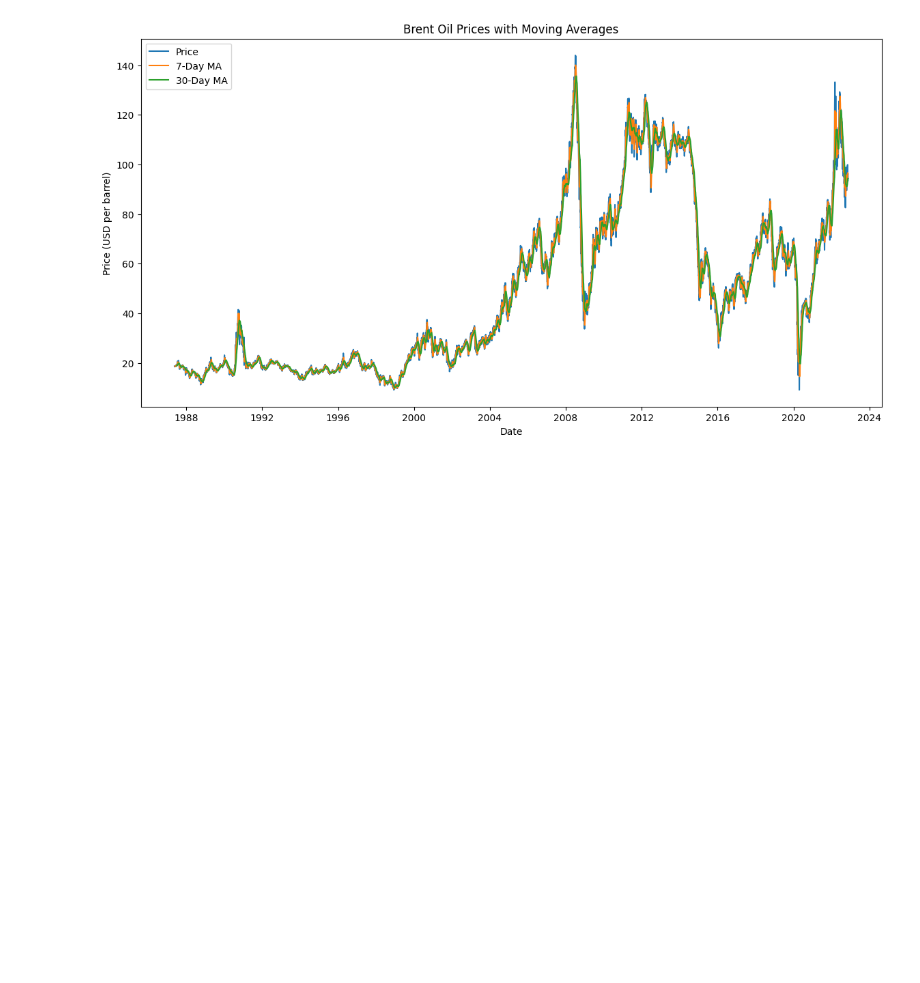
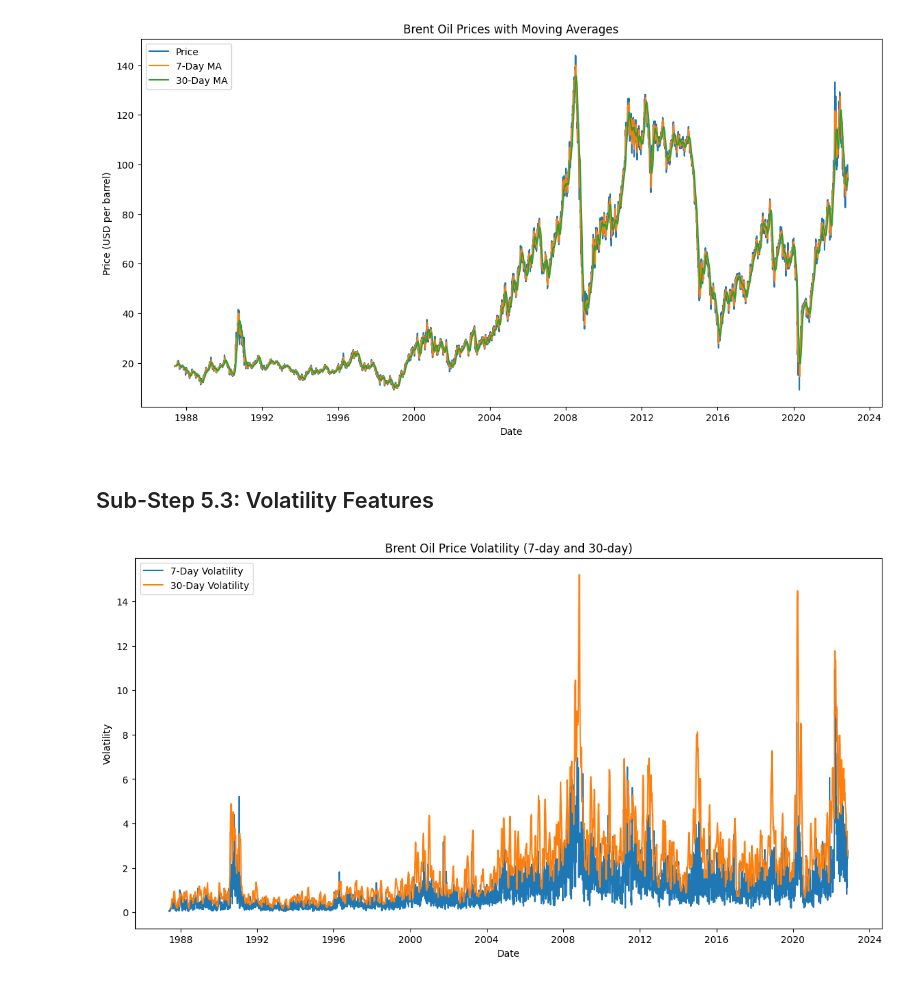
Before and after one commit to Birkity/birhan-energies-oil-price-analysis, a Jupyter notebook: notebooks/task_1.ipynb, the cells around one changed output. Cells and saved outputs as stored; diff of their text form; code cells hidden in the pictures; blank space fills up the shorter version.

Commit message:
Rolling standard deviation as a measure of volatility

```diff
--- a/notebooks/task_1.ipynb
+++ b/notebooks/task_1.ipynb
@@ -219,3 +219,19 @@ plt.ylabel('Price (USD per barrel)')
 plt.show()
 # %% [output]
 [figure]
+# %% [markdown]
+## Sub-Step 5.3: Volatility Features
+# %%
+df_cleaned['7_Day_Volatility'] = df_cleaned['Price'].rolling(window=7).std()
+df_cleaned['30_Day_Volatility'] = df_cleaned['Price'].rolling(window=30).std()
+
+plt.figure(figsize=(14, 7))
+plt.plot(df_cleaned['7_Day_Volatility'], label='7-Day Volatility')
+plt.plot(df_cleaned['30_Day_Volatility'], label='30-Day Volatility')
+plt.legend()
+plt.title('Brent Oil Price Volatility (7-day and 30-day)')
+plt.xlabel('Date')
+plt.ylabel('Volatility')
+plt.show()
+# %% [output]
+[figure, added]
```
